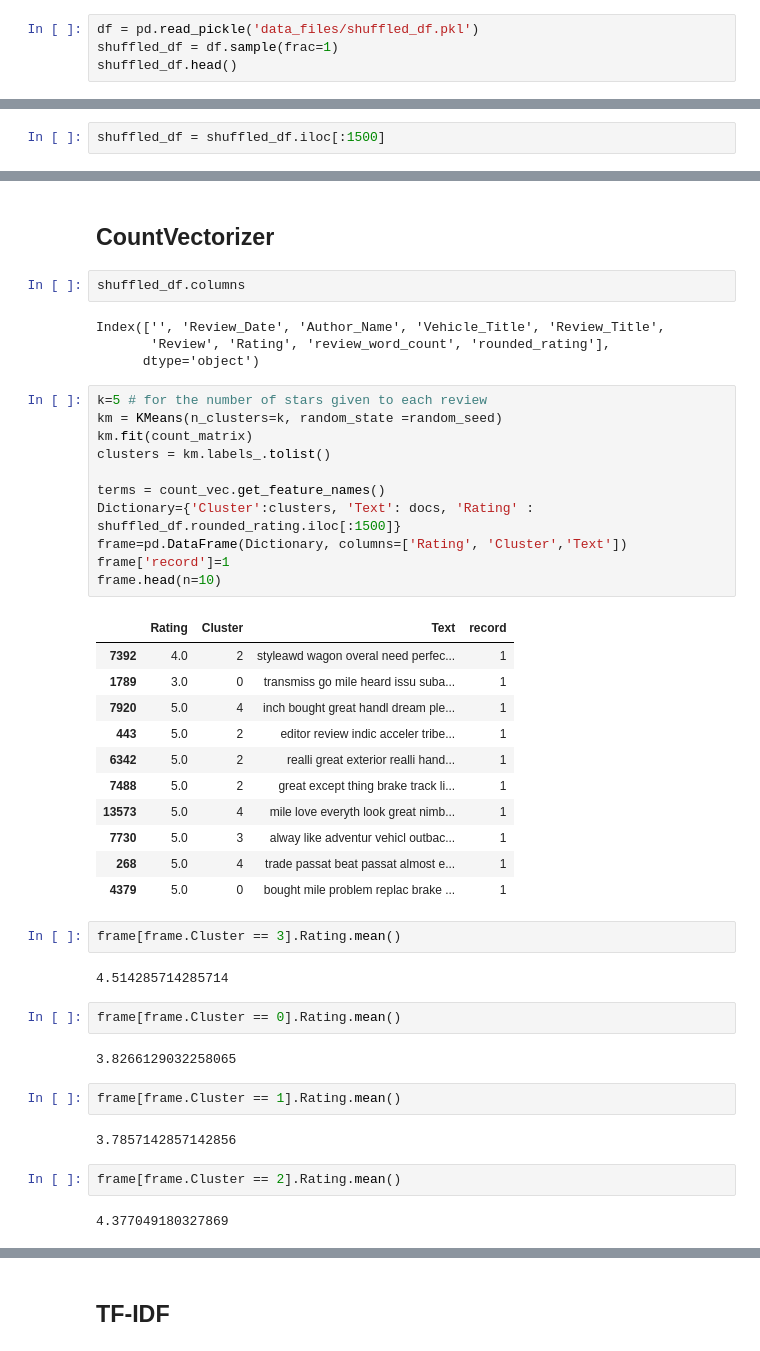
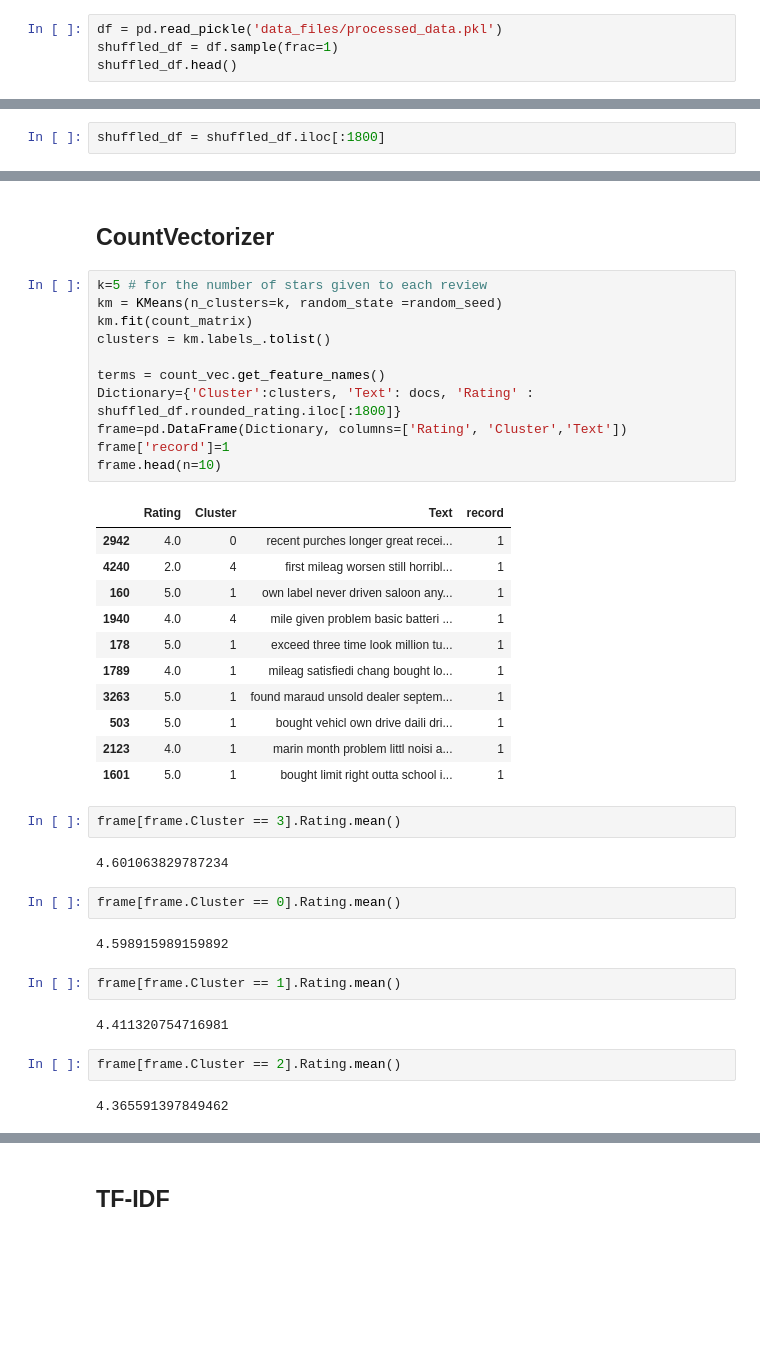
Before and after one commit to Rajsh1111/453_assignment03, a Jupyter notebook: analysis.ipynb, the cells around one changed output, grey strips where cells are left out. Cells and saved outputs as stored; diff of their text form; blank space fills up the shorter version.

```diff
--- a/analysis.ipynb
+++ b/analysis.ipynb
@@ -51,7 +55,7 @@ regex: 2.2.1
 # test_df = pd.read_pickle('data_files/test_df.pkl')
 # test_df.head()
 # %%
-df = pd.read_pickle('data_files/shuffled_df.pkl')
+df = pd.read_pickle('data_files/processed_data.pkl')
 shuffled_df = df.sample(frac=1)
 shuffled_df.head()
 # %% [output]
@@ -147,7 +180,7 @@ STEMMING = True
 # %% [markdown]
 ## Sample documents
 # %%
-shuffled_df = shuffled_df.iloc[:1500]
+shuffled_df = shuffled_df.iloc[:1800]
 # %% [markdown]
 # Vectorize Data
 # %% [markdown]
@@ -254,51 +287,45 @@ numpy.ndarray
 # Clustering Analysis
 # %% [markdown]
 ## CountVectorizer
-# %%
-shuffled_df.columns
-# %% [output]
-Index(['', 'Review_Date', 'Author_Name', 'Vehicle_Title', 'Review_Title',
-       'Review', 'Rating', 'review_word_count', 'rounded_rating'],
-      dtype='object')
 # %%
 k=5 # for the number of stars given to each review
 km = KMeans(n_clusters=k, random_state =random_seed)
 km.fit(count_matrix)
 clusters = km.labels_.tolist()
 
 terms = count_vec.get_feature_names()
-Dictionary={'Cluster':clusters, 'Text': docs, 'Rating' : shuffled_df.rounded_rating.iloc[:1500]}
+Dictionary={'Cluster':clusters, 'Text': docs, 'Rating' : shuffled_df.rounded_rating.iloc[:1800]}
 frame=pd.DataFrame(Dictionary, columns=['Rating', 'Cluster','Text'])
 frame['record']=1
 frame.head(n=10)
 # %% [output]
 |  | Rating | Cluster | Text | record |
-| 7392 | 4.0 | 2 | styleawd wagon overal need perfec... | 1 |
-| 1789 | 3.0 | 0 | transmiss go mile heard issu suba... | 1 |
-| 7920 | 5.0 | 4 | inch bought great handl dream ple... | 1 |
-| 443 | 5.0 | 2 | editor review indic acceler tribe... | 1 |
-| 6342 | 5.0 | 2 | realli great exterior realli hand... | 1 |
-| 7488 | 5.0 | 2 | great except thing brake track li... | 1 |
-| 13573 | 5.0 | 4 | mile love everyth look great nimb... | 1 |
-| 7730 | 5.0 | 3 | alway like adventur vehicl outbac... | 1 |
-| 268 | 5.0 | 4 | trade passat beat passat almost e... | 1 |
-| 4379 | 5.0 | 0 | bought mile problem replac brake ... | 1 |
+| 2942 | 4.0 | 0 | recent purches longer great recei... | 1 |
+| 4240 | 2.0 | 4 | first mileag worsen still horribl... | 1 |
+| 160 | 5.0 | 1 | own label never driven saloon any... | 1 |
+| 1940 | 4.0 | 4 | mile given problem basic batteri ... | 1 |
+| 178 | 5.0 | 1 | exceed three time look million tu... | 1 |
+| 1789 | 4.0 | 1 | mileag satisfiedi chang bought lo... | 1 |
+| 3263 | 5.0 | 1 | found maraud unsold dealer septem... | 1 |
+| 503 | 5.0 | 1 | bought vehicl own drive daili dri... | 1 |
+| 2123 | 4.0 | 1 | marin month problem littl noisi a... | 1 |
+| 1601 | 5.0 | 1 | bought limit right outta school i... | 1 |
 # %%
 frame[frame.Cluster == 3].Rating.mean()
 # %% [output]
-4.514285714285714
+4.601063829787234
 # %%
 frame[frame.Cluster == 0].Rating.mean()
 # %% [output]
-3.8266129032258065
+4.598915989159892
 # %%
 frame[frame.Cluster == 1].Rating.mean()
 # %% [output]
-3.7857142857142856
+4.411320754716981
 # %%
 frame[frame.Cluster == 2].Rating.mean()
 # %% [output]
-4.377049180327869
+4.365591397849462
 # %%
 frame[frame.Cluster == 4].Rating.mean()
 # %% [output]
```
Also changed, not shown: parts of 62 cells of this notebook, 23 other files.
